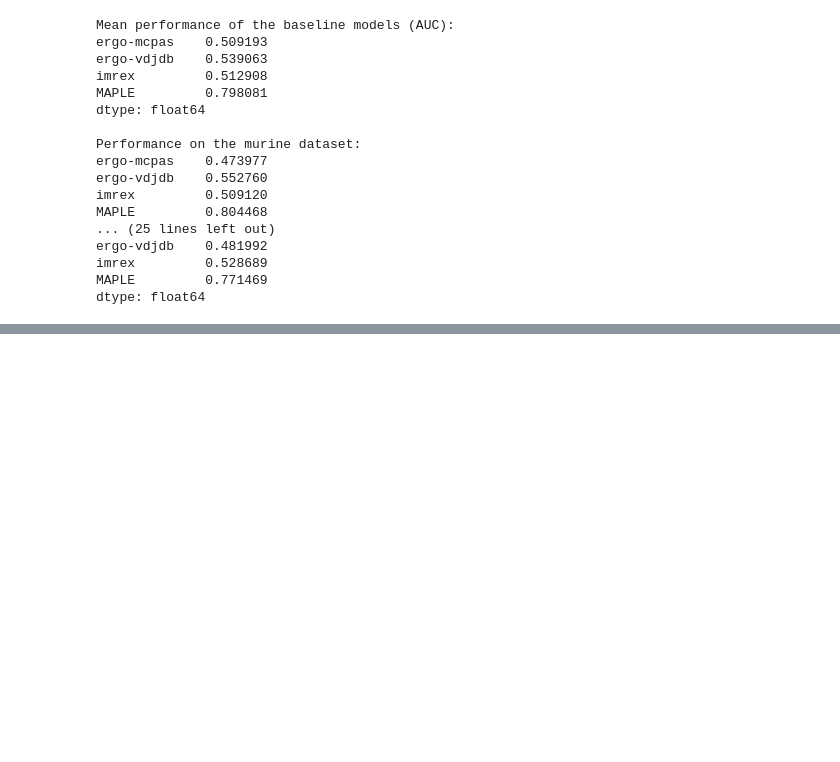
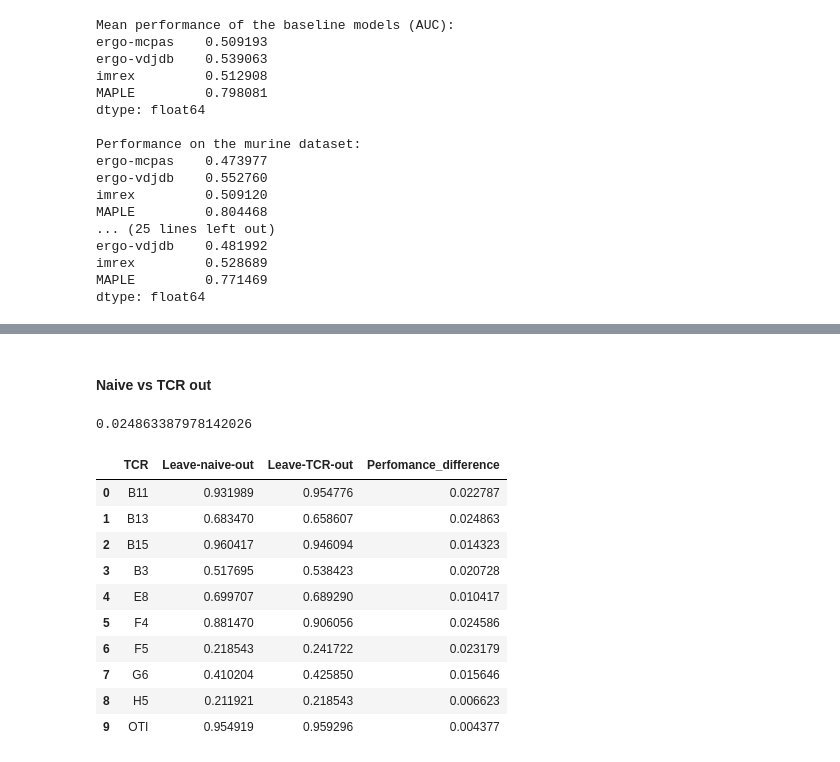
Before and after one commit to SchubertLab/TcrPrediction_MutatedAPLs, a Jupyter notebook: manuscript/figure_4.ipynb, the cells around one changed output, grey strips where cells are left out. Cells and saved outputs as stored; diff of their text form; code cells hidden in the pictures; blank space fills up the shorter version.

```diff
--- a/manuscript/figure_4.ipynb
+++ b/manuscript/figure_4.ipynb
@@ -676,0 +688,24 @@ performance_baseline
+# %% [markdown]
+#### Naive vs TCR out
+# %%
+metric = 'AUC'
+dd = pd.merge(naive_test_data, df_classification_metrics, left_on='tcr', right_on='tcr')
+dd = dd.rename(columns={f'{metric}_x': 'Leave-naive-out',
+                        f'{metric}_y': 'Leave-TCR-out',
+                        'tcr': 'TCR',})[['TCR', 'Leave-naive-out', 'Leave-TCR-out']]
+dd['Perfomance_difference'] = (dd['Leave-naive-out'] - dd['Leave-TCR-out']).abs()
+print(dd['Perfomance_difference'].max())
+dd
+# %% [output]
+0.024863387978142026
+|  | TCR | Leave-naive-out | Leave-TCR-out | Perfomance_difference |
+| 0 | B11 | 0.931989 | 0.954776 | 0.022787 |
+| 1 | B13 | 0.683470 | 0.658607 | 0.024863 |
+| 2 | B15 | 0.960417 | 0.946094 | 0.014323 |
+| 3 | B3 | 0.517695 | 0.538423 | 0.020728 |
+| 4 | E8 | 0.699707 | 0.689290 | 0.010417 |
+| 5 | F4 | 0.881470 | 0.906056 | 0.024586 |
+| 6 | F5 | 0.218543 | 0.241722 | 0.023179 |
+| 7 | G6 | 0.410204 | 0.425850 | 0.015646 |
+| 8 | H5 | 0.211921 | 0.218543 | 0.006623 |
+| 9 | OTI | 0.954919 | 0.959296 | 0.004377 |
```
Also changed, not shown: parts of 4 cells of this notebook, 3 other files.
